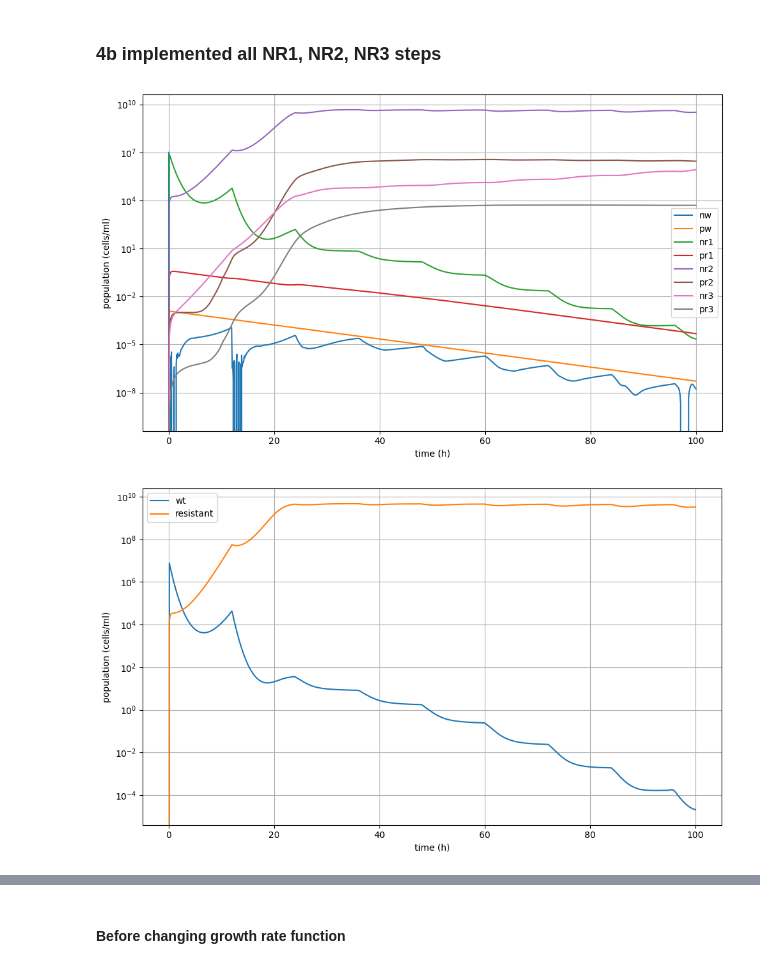
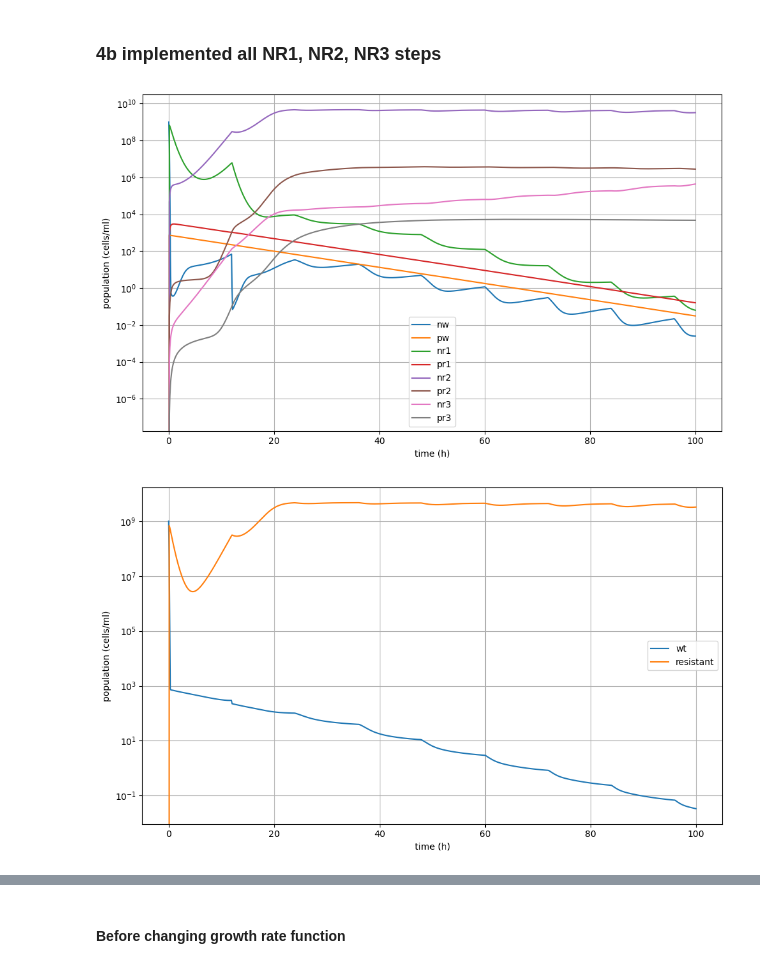
Before and after one commit to dennisaldea/bacterial-persistance, a Jupyter notebook: orig-immune.ipynb, the cells around one changed output, grey strips where cells are left out. Cells and saved outputs as stored; diff of their text form; code cells hidden in the pictures.

```diff
--- a/orig-immune.ipynb
+++ b/orig-immune.ipynb
@@ -104,9 +104,14 @@ def drug(t, decayRate, doseInterval, aPeak):
     # Current drug concentration
     return aPeak * np.exp(-decayRate * (t % doseInterval))
 
+# def drug(t, decayRate, doseInterval, aPeak):
+#     num_doses = int((t - doseInterval) // doseInterval) + 1
+#     dose_times = doseInterval + np.arange(num_doses) * doseInterval
+#     return np.sum(aPeak * np.exp(-decayRate * (t - dose_times)))
+
 def growthRate(a, mic, gMax, gMin, kappa):
     # Growth inhibition
-    return gMax - (gMax - gMin) * (a/mic)**kappa / ((a/mic)**kappa - (gMin/gMax))
+    return gMax - ((gMax - gMin) * (a/mic)**kappa / ((a/mic)**kappa - (gMin/gMax)))
 
 def mutationRate(g, m, tau, h):
     # Stress induced mutation rate
@@ -138,38 +143,38 @@ def system(t, y, p):
 
     dNw = gWt * nw - aRate * nw + b * pw - muW * nw - jN * nw * e
     dPw = aRate * nw - b * pw - muP * pw - jP * pw * e
     dNr1 = gR1 * nr1 - aRate * nr1 + b * pr1 + muW * nw - muR1 * nr1 - jN * nr1 * e
     dPr1 = aRate * nr1 - b * pr1 + muP * pw - muP * pr1 - jP * pr1 * e
     dNr2 = gR2 * nr2 - aRate * nr2 + b * pr2 + muR1 * nr1 - muR2 * nr2 - jN * nr2 * e
     dPr2 = aRate * nr2 - b * pr2 + muP * pr1 - muP * pr2 - jP * pr2 * e
     dNr3 = gR3 * nr3 - aRate * nr3 + b * pr3 + muR2 * nr2 - jN * nr3 * e
     dPr3 = aRate * nr3 - b * pr3 + muP * pr2 - jP * pr3 * e
     dE = p['q'] * (p['emax'] - e) - p['l'] * e if p['immune'] else 0
 
     return [dNw, dPw, dNr1, dPr1, dNr2, dPr2, dNr3, dPr3, dE]
 
-y0 = [1e7, 0, 0, 0, 0, 0, 0, 0, 0]
+y0 = [1e9, 0, 0, 0, 0, 0, 0, 0, 0]
 tSpan = (0, 100)
 tEval = np.linspace(*tSpan, 1000)
 
 sol = solve_ivp(system, tSpan, y0, args=(params,), t_eval=tEval, method='RK45')
 
 plt.figure(figsize=(10, 6))
 labels = ['nw', 'pw', 'nr1', 'pr1', 'nr2', 'pr2', 'nr3', 'pr3']
 for i in range(8):
     plt.plot(sol.t, sol.y[i], label=labels[i])
 plt.yscale('log')
 plt.xlabel('time (h)')
 plt.ylabel('population (cells/ml)')
 plt.legend()
 plt.grid(True)
 plt.tight_layout()
 plt.show()
 # %% [output]
-[figure, old version]
+[figure, new version]
 # %%
-wt_total = sol.y[1] + sol.y[2]
-rs_total = sol.y[3] + sol.y[4] + sol.y[5] + sol.y[6] + sol.y[7] + sol.y[8]
+wt_total = sol.y[0] + sol.y[1]
+rs_total = sol.y[2] + sol.y[3] + sol.y[5] + sol.y[6] + sol.y[7] + sol.y[4]
 
 plt.figure(figsize=(10, 6))
 plt.plot(sol.t, wt_total, label='wt')
@@ -182,4 +187,4 @@ plt.grid(True)
 plt.tight_layout()
 plt.show()
 # %% [output]
-[figure, old version]
+[figure, new version]
```
Also changed, not shown: parts of 2 cells of this notebook.
